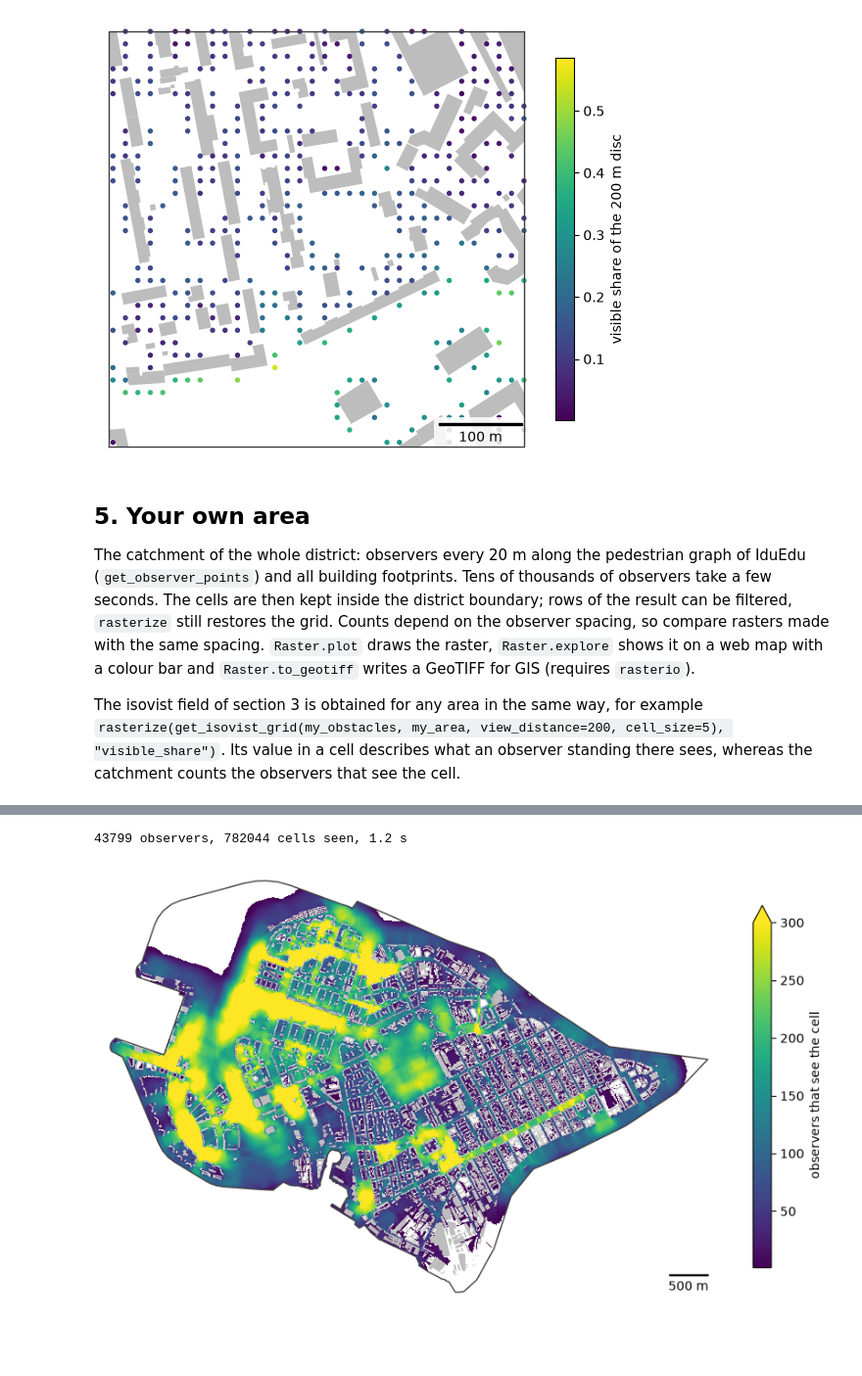
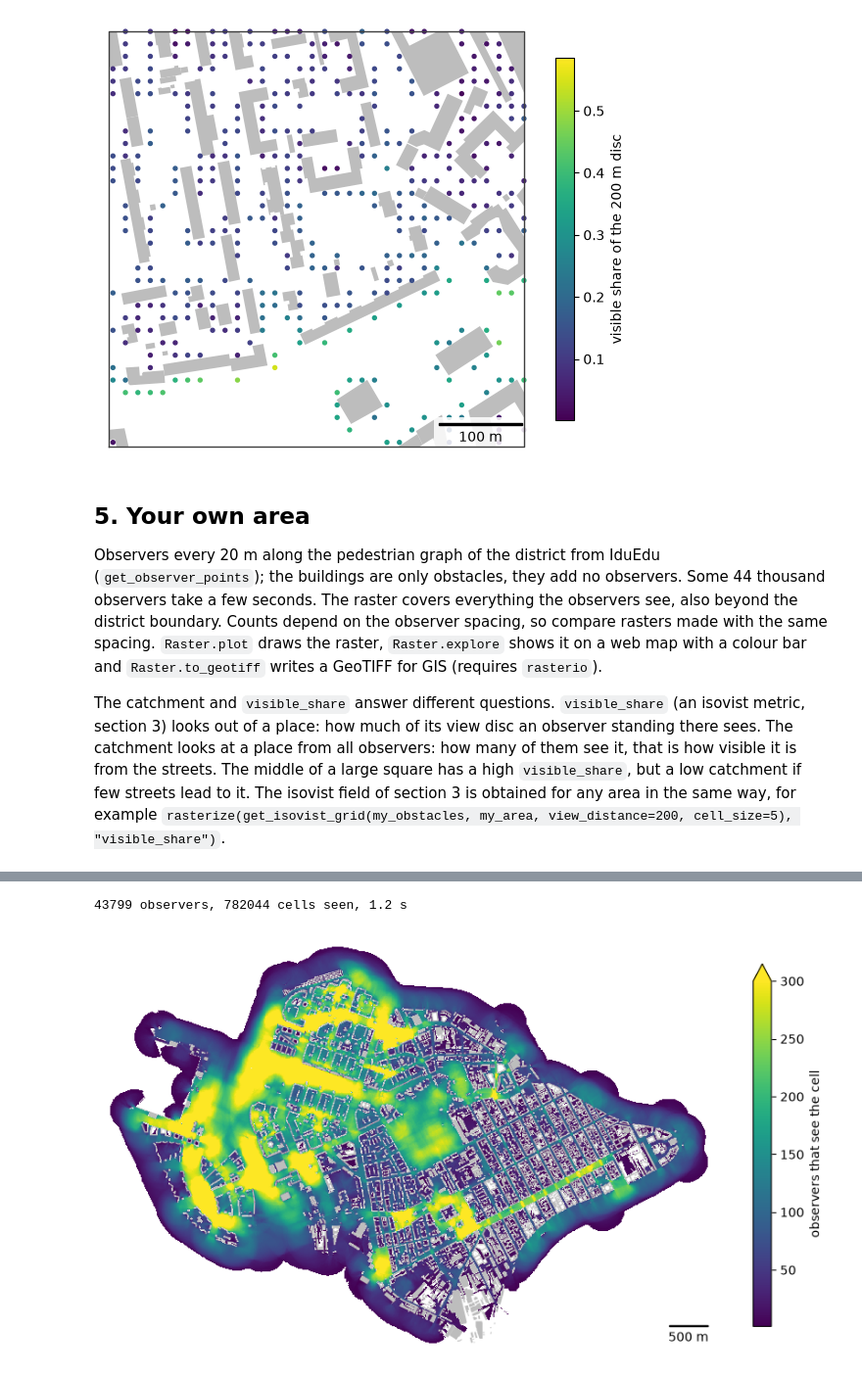
Before and after one commit to IDUclub/ObjectNat, a Jupyter notebook: docs/methods/examples/visibility.ipynb, the cells around one changed output, grey strips where cells are left out. Shown at 98% size. Cells and saved outputs as stored; diff of their text form; code cells hidden in the pictures; blank space fills up the shorter version.

```diff
--- a/docs/methods/examples/visibility.ipynb
+++ b/docs/methods/examples/visibility.ipynb
@@ -239,42 +239,39 @@ plt.show()
 # %% [markdown]
 ## 5. Your own area
 
-The catchment of the whole district: observers every 20 m along the pedestrian graph of IduEdu
-(`get_observer_points`) and all building footprints. Tens of thousands of observers take a few seconds. The cells are
-then kept inside the district boundary; rows of the result can be filtered, `rasterize` still restores the grid.
-Counts depend on the observer spacing, so compare rasters made with the same spacing. `Raster.plot` draws the
-raster, `Raster.explore` shows it on a web map with a colour bar and `Raster.to_geotiff` writes a GeoTIFF for GIS
-(requires `rasterio`).
+Observers every 20 m along the pedestrian graph of the district from IduEdu (`get_observer_points`); the buildings
+are only obstacles, they add no observers. Some 44 thousand observers take a few seconds. The raster covers
+everything the observers see, also beyond the district boundary. Counts depend on the observer spacing, so compare
+rasters made with the same spacing. `Raster.plot` draws the raster, `Raster.explore` shows it on a web map with a
+colour bar and `Raster.to_geotiff` writes a GeoTIFF for GIS (requires `rasterio`).
 
-The isovist field of section 3 is obtained for any area in the same way, for example
-`rasterize(get_isovist_grid(my_obstacles, my_area, view_distance=200, cell_size=5), "visible_share")`. Its value in
-a cell describes what an observer standing there sees, whereas the catchment counts the observers that see the
-cell.
+The catchment and `visible_share` answer different questions. `visible_share` (an isovist metric, section 3) looks
+out of a place: how much of its view disc an observer standing there sees. The catchment looks at a place from all
+observers: how many of them see it, that is how visible it is from the streets. The middle of a large square has a
+high `visible_share`, but a low catchment if few streets lead to it. The isovist field of section 3 is obtained for
+any area in the same way, for example
+`rasterize(get_isovist_grid(my_obstacles, my_area, view_distance=200, cell_size=5), "visible_share")`.
 # %%
 import iduedu
 
 from objectnat import get_observer_points
 
 OSM_ID, REGION = 1114252, "northwestern-fed-district"  # your territory
-my_obstacles = obstacles  # your building footprints, any CRS
-
 with iduedu.use_pbf(osm_id=OSM_ID, region=REGION):  # downloaded once, then cached
     my_boundary = iduedu.get_4326_boundary(osm_id=OSM_ID)
     my_walk = iduedu.get_walk_graph(territory=my_boundary, clip_by_territory=True)
-my_observers = get_observer_points(my_walk, spacing=20)
+my_observers = get_observer_points(my_walk, spacing=20)  # every 20 m along the pedestrian graph
+my_obstacles = obstacles  # your building footprints, any CRS
 
 start = time.perf_counter()
 cells = get_visibility_catchment(my_observers, my_obstacles, view_distance=250, cell_size=5)
 print(f"{len(my_observers)} observers, {len(cells)} cells seen, {time.perf_counter() - start:.1f} s")
-territory = gpd.GeoSeries([my_boundary], crs=4326).to_crs(cells.crs)
-cells = cells[cells.within(territory.iloc[0])]  # only the district
+
 seen = rasterize(cells, "count")
-
 fig, ax = plt.subplots(figsize=(11, 7.5))
 im = seen.plot(ax=ax, cmap="viridis", vmin=1, vmax=300)
 my_obstacles.to_crs(seen.crs).plot(ax=ax, color="#bdbdbd", linewidth=0)
-territory.to_crs(seen.crs).boundary.plot(ax=ax, color="#3d3d3d", linewidth=1)
-map_extent(ax, territory.to_crs(seen.crs).total_bounds, bar=500, outline=False)
+map_extent(ax, seen.bounds, bar=500, outline=False)
 fig.colorbar(im, ax=ax, shrink=0.7, extend="max", label="observers that see the cell")
 plt.show()
 # seen.to_geotiff("my_visibility_count.tif")  # for GIS
@@ -283,5 +280,5 @@ plt.show()
 43799 observers, 782044 cells seen, 1.2 s
-[figure, old version]
+[figure, new version]
 # %%
 seen.explore(cmap="viridis", vmin=1, vmax=300, name="observers that see the cell")
 # %% [output]
```
Also changed, not shown: parts of 1 cell of this notebook, 7 other files.
